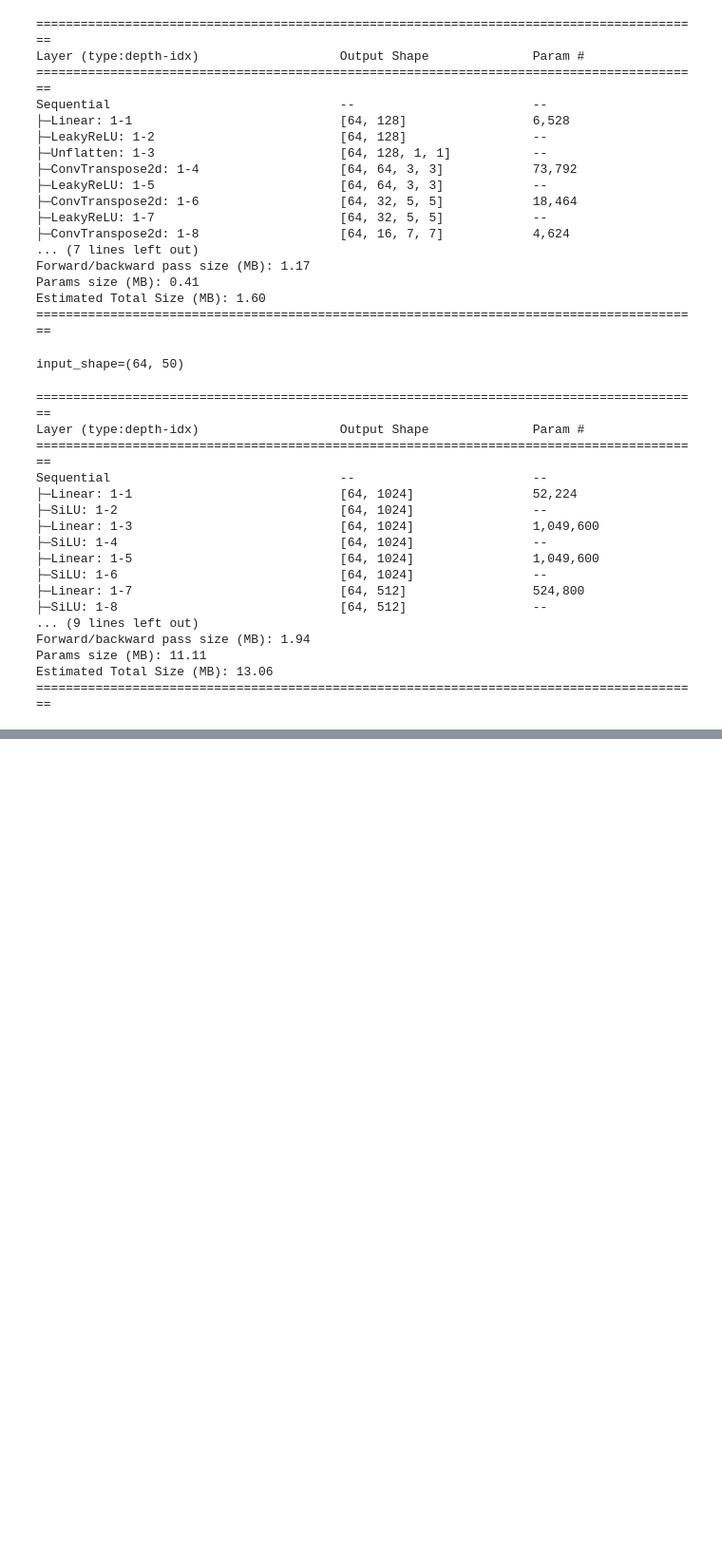
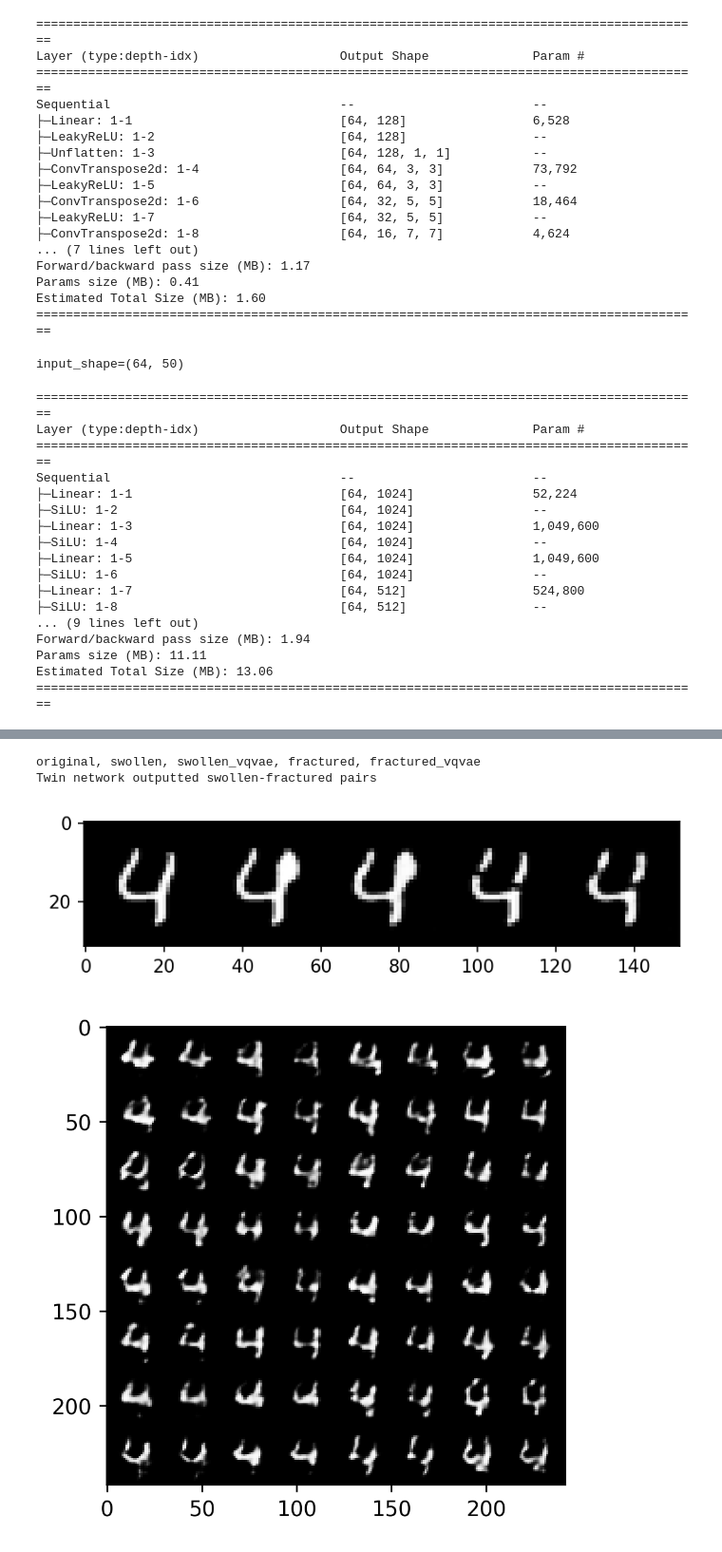
Before and after one commit to matteobilardi/ccbir, a Jupyter notebook: ccbir/scratchpad.ipynb, the cells around one changed output, grey strips where cells are left out. Shown at 95% size. Drawn from its saved outputs; the diff is of its cells as text; code cells hidden in the pictures; blank space fills up the shorter version.

```diff
--- a/ccbir/scratchpad.ipynb
+++ b/ccbir/scratchpad.ipynb
@@ -165,0 +171,7 @@ Twin network outputted swollen-fractured pairs
+# %%
+exp.show_twinnet_samples(4)
+# %% [output]
+original, swollen, swollen_vqvae, fractured, fractured_vqvae
+Twin network outputted swollen-fractured pairs
+[figure, added]
+[figure, added]
```
Also changed, not shown: parts of 10 cells of this notebook, 1 other file.
